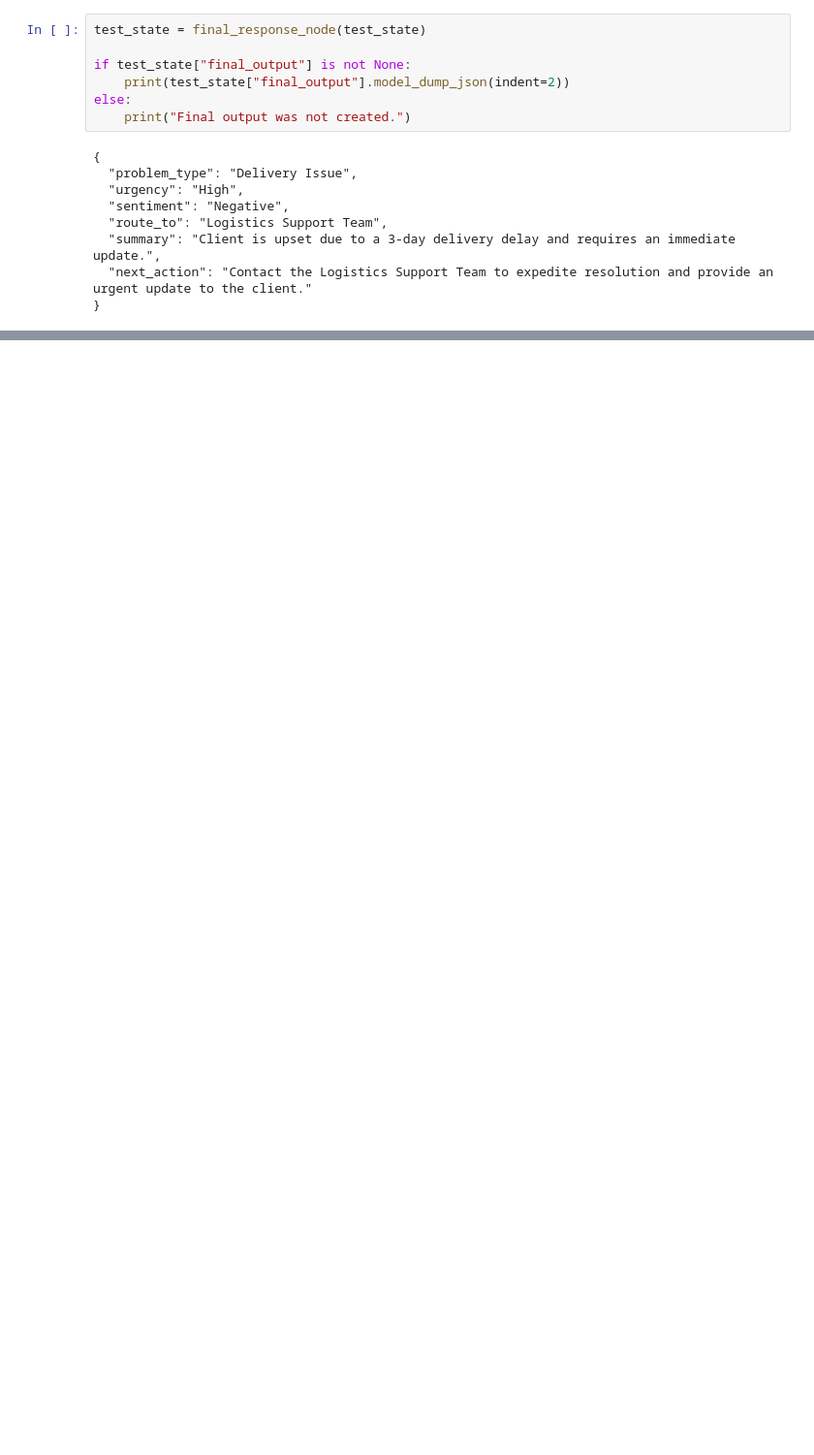
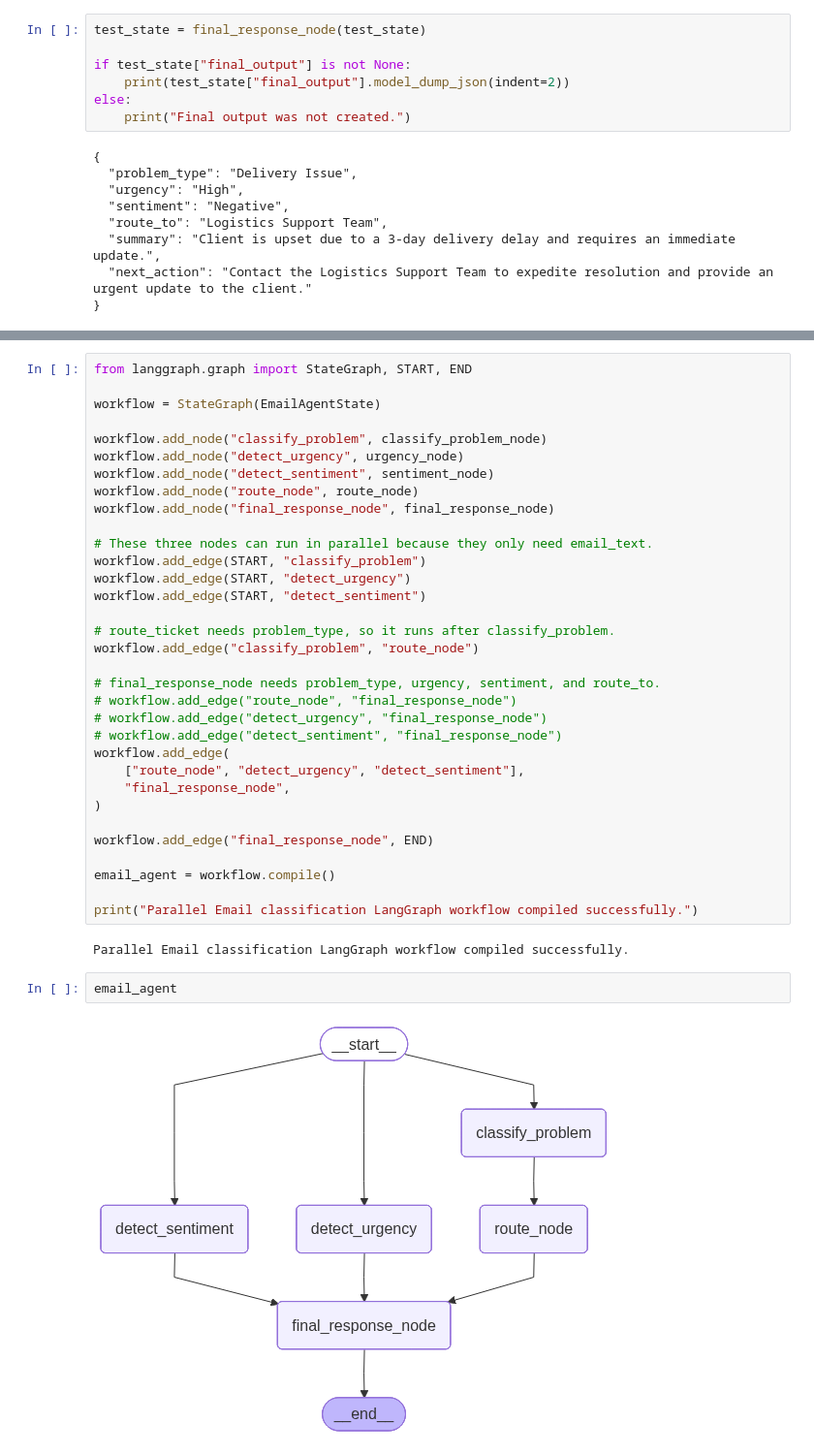
Before and after one commit to nikhileshsirohi/Agentic-AI-Support-Document-Intelligence-System, a Jupyter notebook: 01_email_classifier_langgraph.ipynb, the cells around one changed output, grey strips where cells are left out. Shown at 97% size. Saved outputs shown, nothing was run; the diff lists cells and outputs as text; blank space fills up the shorter version.

Commit message:
Create Workflow

```diff
--- a/01_email_classifier_langgraph.ipynb
+++ b/01_email_classifier_langgraph.ipynb
@@ -521,0 +525,39 @@ else:
+# %%
+from langgraph.graph import StateGraph, START, END
+
+workflow = StateGraph(EmailAgentState)
+
+workflow.add_node("classify_problem", classify_problem_node)
+workflow.add_node("detect_urgency", urgency_node)
+workflow.add_node("detect_sentiment", sentiment_node)
+workflow.add_node("route_node", route_node)
+workflow.add_node("final_response_node", final_response_node)
+
+# These three nodes can run in parallel because they only need email_text.
+workflow.add_edge(START, "classify_problem")
+workflow.add_edge(START, "detect_urgency")
+workflow.add_edge(START, "detect_sentiment")
+
+# route_ticket needs problem_type, so it runs after classify_problem.
+workflow.add_edge("classify_problem", "route_node")
+
+# final_response_node needs problem_type, urgency, sentiment, and route_to.
+# workflow.add_edge("route_node", "final_response_node")
+# workflow.add_edge("detect_urgency", "final_response_node")
+# workflow.add_edge("detect_sentiment", "final_response_node")
+workflow.add_edge(
+    ["route_node", "detect_urgency", "detect_sentiment"],
+    "final_response_node",
+)
+
+workflow.add_edge("final_response_node", END)
+
+email_agent = workflow.compile()
+
+print("Parallel Email classification LangGraph workflow compiled successfully.")
+# %% [output]
+Parallel Email classification LangGraph workflow compiled successfully.
+# %%
+email_agent
+# %% [output]
+[figure, added]
```
Also changed, not shown: parts of 11 cells of this notebook.
